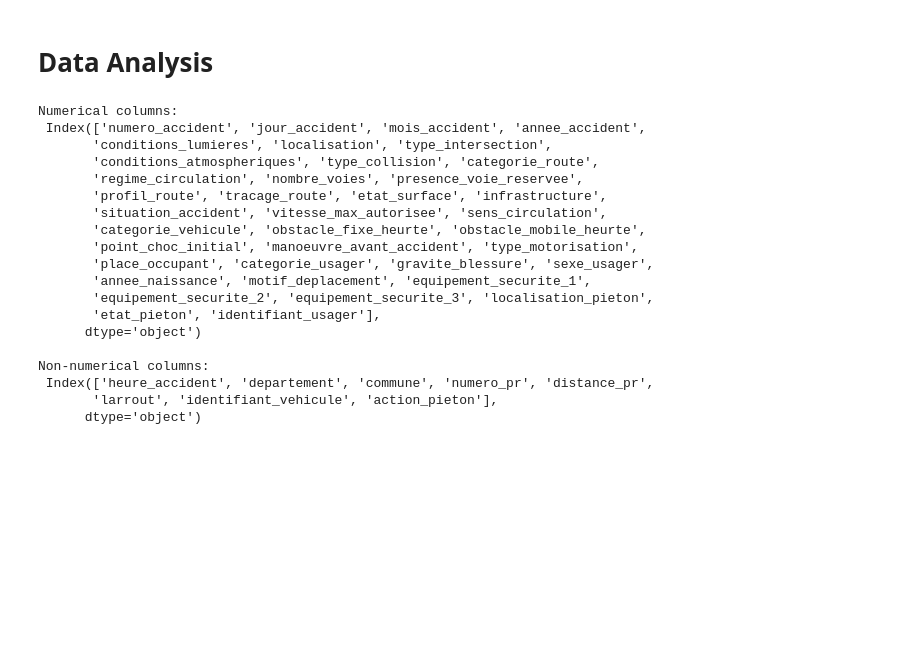
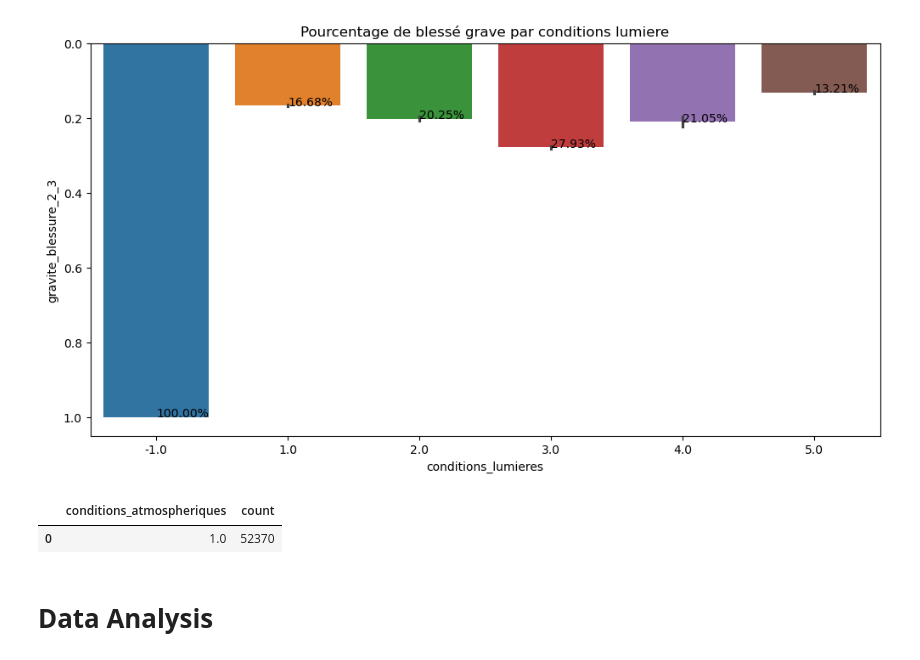
Before and after one commit to cmnemoi/prediction_profils_accidents_graves, a Jupyter notebook: notebooks/data_exploration.ipynb, the cells around one changed output. Cells and saved outputs as stored; diff of their text form; code cells hidden in the pictures; blank space fills up the shorter version.

```diff
--- a/notebooks/data_exploration.ipynb
+++ b/notebooks/data_exploration.ipynb
@@ -72,35 +84,29 @@ plt.show()
+# %%
+#pourcentage de 'blessé grave' (gravite_blessure 2 ou 3) vs gravité_blessure != 2,3  grouped by conditions lumiere
+data_stat = dataset[['gravite_blessure', 'conditions_lumieres', 'conditions_atmospheriques']].copy()
+data_stat['gravite_blessure_2_3'] = data_stat['gravite_blessure'].apply(lambda x: 1 if x in [2,3] else 0)
+data_stat['gravite_blessure_2_3'] = data_stat['gravite_blessure_2_3'].astype('category')
+data_stat['conditions_lumieres'] = data_stat['conditions_lumieres'].astype('category')
+data_stat['conditions_atmospheriques'] = data_stat['conditions_atmospheriques'].astype('category')
+# %%
+#zoom sur les blessés grave par rapport aux conditions lumiere
+plt.figure(figsize=(12, 6))
+sns.barplot(x='conditions_lumieres', y='gravite_blessure_2_3', data=data_stat, hue='conditions_lumieres', legend=False)
+for p in plt.gca().patches:
+    plt.gca().annotate(f'{p.get_height():.2%}', xy=(p.get_x() + p.get_width() / 2, p.get_height()))
+plt.title("Pourcentage de blessé grave par conditions lumiere")
+plt.show()
+# %% [output]
+[figure, added]
+# %%
+#il n'y a que des bléessés graves dans les conditions atmospheriques 'normales'
+df_liste = pd.DataFrame(columns=['conditions_atmospheriques', 'count'])
+for idx, i in enumerate(data_stat['conditions_atmospheriques'].unique()):
+    count = dataset[((dataset['gravite_blessure'] == 2) | (dataset['gravite_blessure'] == 3)) & (dataset['conditions_atmospheriques'] == i)].shape[0]
+    df_liste.loc[idx] = {'conditions_atmospheriques': i, 'count': count}
+df_liste
+# %% [output]
+|  | conditions_atmospheriques | count |
+| 0 | 1.0 | 52370 |
 # %% [markdown]
 # **Data Analysis**
-# %%
-# pour sépare les variables
-
-def split_columns(df):
-    numerical_columns = df.select_dtypes(include=['number']).columns
-    non_numerical_columns = df.select_dtypes(exclude=['number']).columns
-    return numerical_columns, non_numerical_columns
-
-
-numerical_columns, non_numerical_columns = split_columns(dataset)
-
-print("Numerical columns:\n", numerical_columns)
-print("\nNon-numerical columns:\n", non_numerical_columns)
-# %% [output]
-Numerical columns:
- Index(['numero_accident', 'jour_accident', 'mois_accident', 'annee_accident',
-       'conditions_lumieres', 'localisation', 'type_intersection',
-       'conditions_atmospheriques', 'type_collision', 'categorie_route',
-       'regime_circulation', 'nombre_voies', 'presence_voie_reservee',
-       'profil_route', 'tracage_route', 'etat_surface', 'infrastructure',
-       'situation_accident', 'vitesse_max_autorisee', 'sens_circulation',
-       'categorie_vehicule', 'obstacle_fixe_heurte', 'obstacle_mobile_heurte',
-       'point_choc_initial', 'manoeuvre_avant_accident', 'type_motorisation',
-       'place_occupant', 'categorie_usager', 'gravite_blessure', 'sexe_usager',
-       'annee_naissance', 'motif_deplacement', 'equipement_securite_1',
-       'equipement_securite_2', 'equipement_securite_3', 'localisation_pieton',
-       'etat_pieton', 'identifiant_usager'],
-      dtype='object')
-
-Non-numerical columns:
- Index(['heure_accident', 'departement', 'commune', 'numero_pr', 'distance_pr',
-       'larrout', 'identifiant_vehicule', 'action_pieton'],
-      dtype='object')
```
Also changed, not shown: parts of 10 cells of this notebook, 1 other file.
